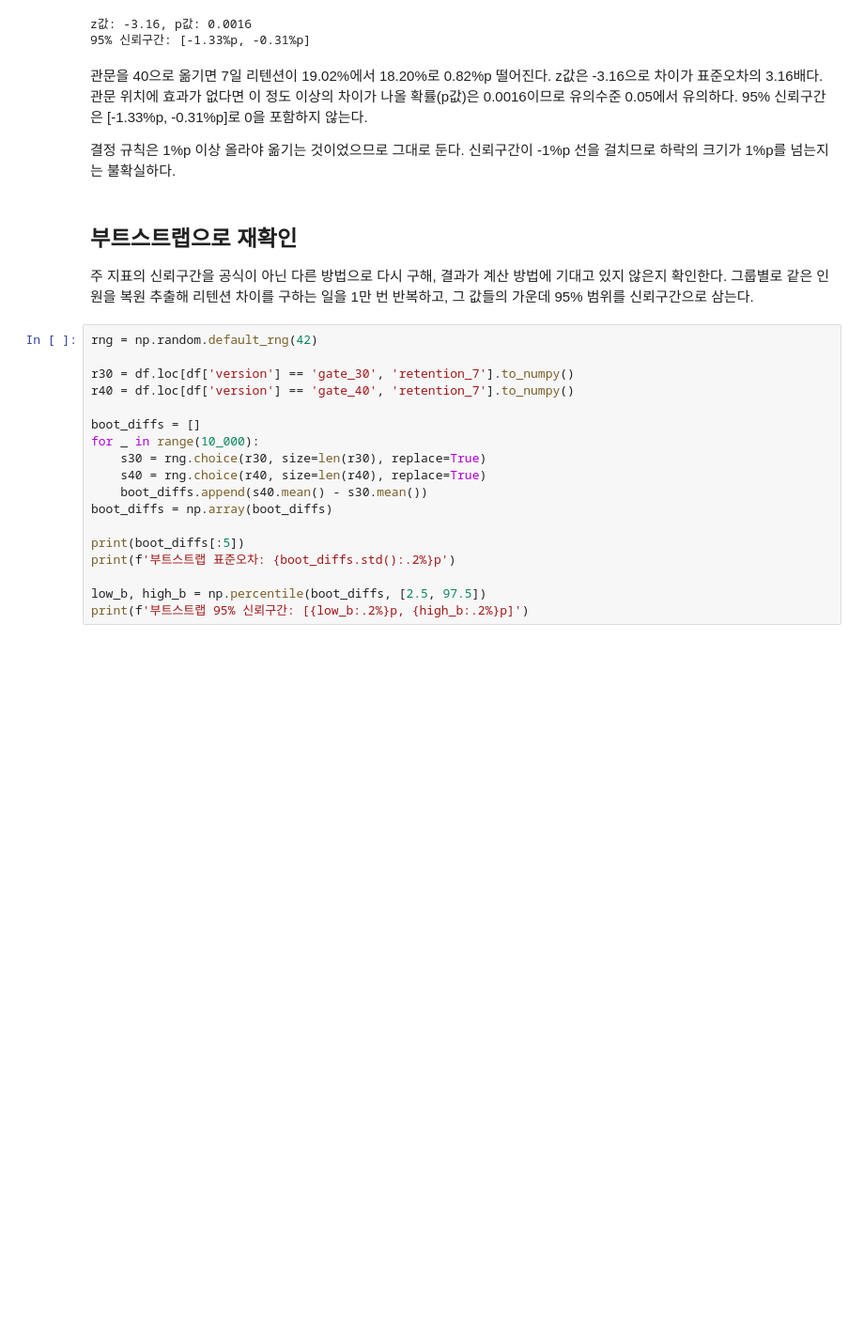
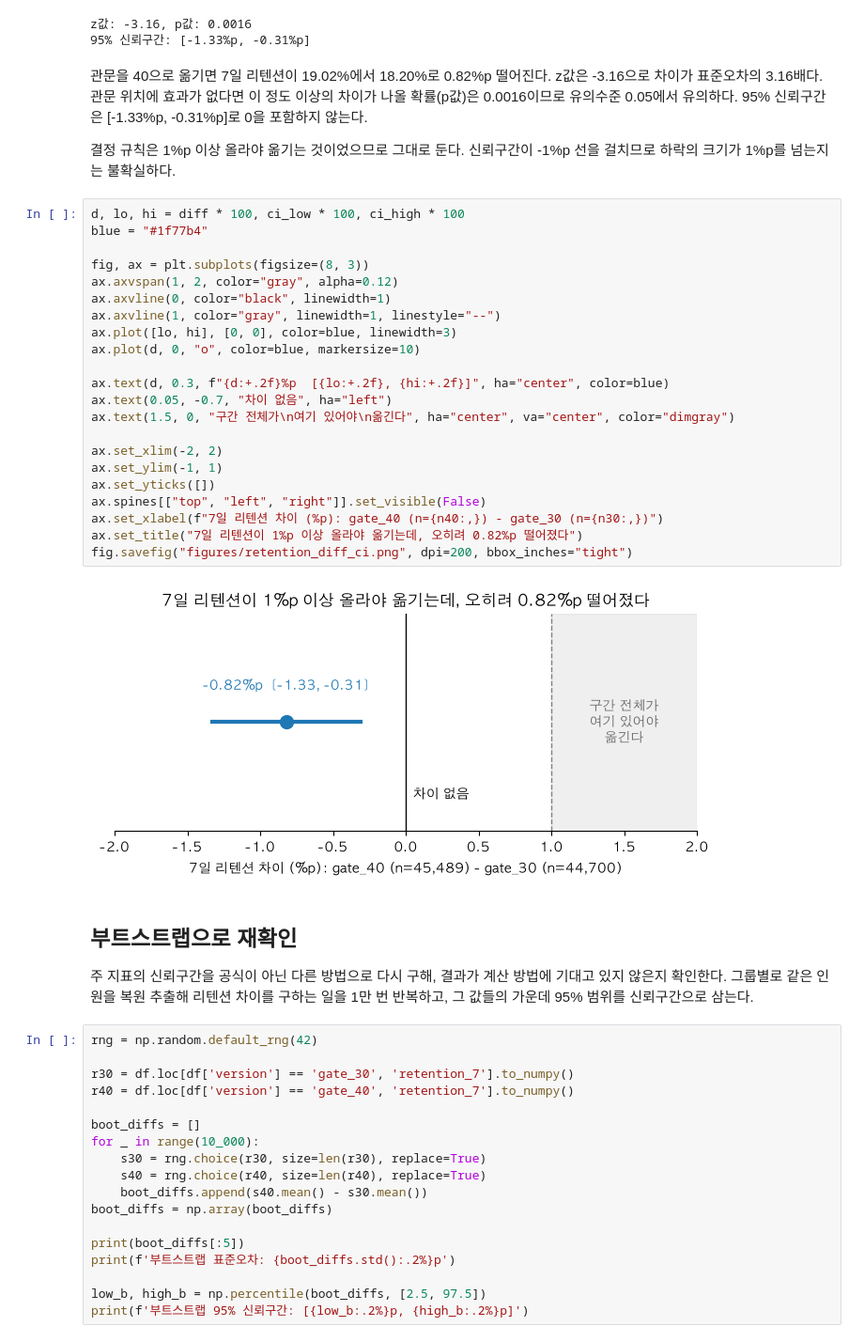
Before and after one commit to hallasana/cookie-cats-ab-test, a Jupyter notebook: analysis.ipynb, the cells around one changed output. Shown at 94% size. Saved outputs shown, nothing was run; the diff lists cells and outputs as text; blank space fills up the shorter version.

Commit message:
feat: 실험 개요와 핵심 차트 추가
노트북 제목과 실험 개요 섹션을 맨 위에 추가함.
주 지표 차이와 95% 신뢰구간을 0선, 옮기는 기준(+1%p)과 함께 그려 figures에 저장함.
matplotlib 불러오기와 폰트 설정을 첫 코드 셀로 옮김.
결정 규칙 셀은 제목 수준만 한 단계 내렸고 규칙 내용은 바꾸지 않음.

```diff
--- a/analysis.ipynb
+++ b/analysis.ipynb
@@ -247,6 +271,30 @@ z값: -3.16, p값: 0.0016
 관문을 40으로 옮기면 7일 리텐션이 19.02%에서 18.20%로 0.82%p 떨어진다. z값은 -3.16으로 차이가 표준오차의 3.16배다. 관문 위치에 효과가 없다면 이 정도 이상의 차이가 나올 확률(p값)은 0.0016이므로 유의수준 0.05에서 유의하다. 95% 신뢰구간은 [-1.33%p, -0.31%p]로 0을 포함하지 않는다.
 
 결정 규칙은 1%p 이상 올라야 옮기는 것이었으므로 그대로 둔다. 신뢰구간이 -1%p 선을 걸치므로 하락의 크기가 1%p를 넘는지는 불확실하다.
+# %%
+d, lo, hi = diff * 100, ci_low * 100, ci_high * 100
+blue = "#1f77b4"
+
+fig, ax = plt.subplots(figsize=(8, 3))
+ax.axvspan(1, 2, color="gray", alpha=0.12)
+ax.axvline(0, color="black", linewidth=1)
+ax.axvline(1, color="gray", linewidth=1, linestyle="--")
+ax.plot([lo, hi], [0, 0], color=blue, linewidth=3)
+ax.plot(d, 0, "o", color=blue, markersize=10)
+
+ax.text(d, 0.3, f"{d:+.2f}%p  [{lo:+.2f}, {hi:+.2f}]", ha="center", color=blue)
+ax.text(0.05, -0.7, "차이 없음", ha="left")
+ax.text(1.5, 0, "구간 전체가\n여기 있어야\n옮긴다", ha="center", va="center", color="dimgray")
+
+ax.set_xlim(-2, 2)
+ax.set_ylim(-1, 1)
+ax.set_yticks([])
+ax.spines[["top", "left", "right"]].set_visible(False)
+ax.set_xlabel(f"7일 리텐션 차이 (%p): gate_40 (n={n40:,}) - gate_30 (n={n30:,})")
+ax.set_title("7일 리텐션이 1%p 이상 올라야 옮기는데, 오히려 0.82%p 떨어졌다")
+fig.savefig("figures/retention_diff_ci.png", dpi=200, bbox_inches="tight")
+# %% [output]
+[figure, added]
 # %% [markdown]
 ## 부트스트랩으로 재확인
 주 지표의 신뢰구간을 공식이 아닌 다른 방법으로 다시 구해, 결과가 계산 방법에 기대고 있지 않은지 확인한다. 그룹별로 같은 인원을 복원 추출해 리텐션 차이를 구하는 일을 1만 번 반복하고, 그 값들의 가운데 95% 범위를 신뢰구간으로 삼는다.
```
Also changed, not shown: parts of 5 cells of this notebook, 1 other file.
